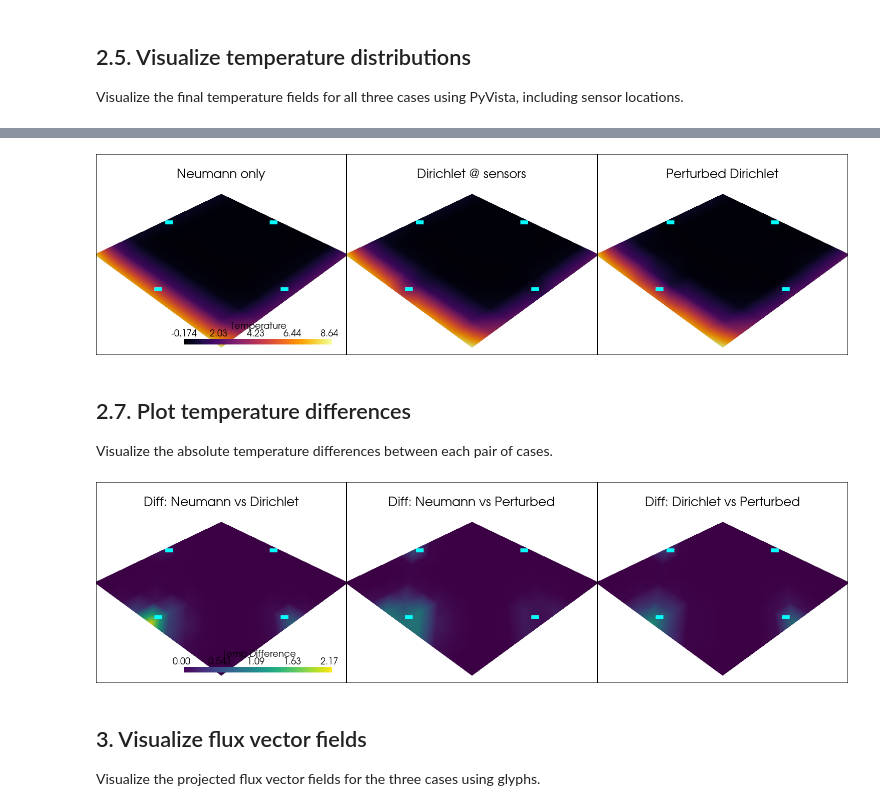
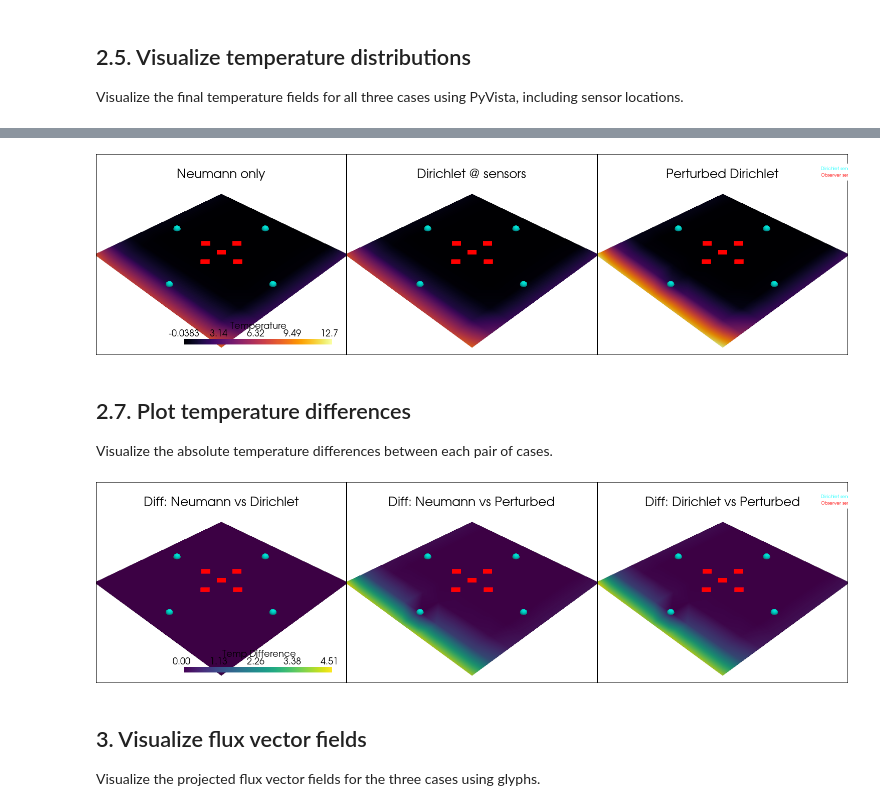
Before and after one commit to danielandresarcones/j4nfdi-dolfinx-ihcp, a Jupyter notebook: notebooks/inner_residuals.ipynb, the cells around one changed output, grey strips where cells are left out. Cells and saved outputs as stored; diff of their text form; code cells hidden in the pictures.

```diff
--- a/notebooks/inner_residuals.ipynb
+++ b/notebooks/inner_residuals.ipynb
@@ -188,11 +220,12 @@ for T, s in make_problem(dirichlet_sequence=case1_s, tag="sensor-Dirichlet"):
 Run the third experiment: Dirichlet at sensors with added noise.
 # %%
 
-case3_T, case3_s = [], []
-for T, s in make_problem(dirichlet_sequence=case1_s, perturb=1.0,
+case3_T, case3_s, case3_obs = [], [], []
+for T, s, obs in make_problem(dirichlet_sequence=case1_s, perturb=True,
                          tag="perturbed"):
     case3_T.append(T)
     case3_s.append(s)
+    case3_obs.append(obs)
 # %% [markdown]
 ## 2. Post-process: project flux
 
@@ -237,3 +270,23 @@ flux3 = project_flux(case3_T[-1])
 ## 2.5. Visualize temperature distributions
 
 Visualize the final temperature fields for all three cases using PyVista, including sensor locations.
+# %%
+# ------------------------------------------------------------------------------
+# 2.6 .  Plot the mesh using PyVista
+# ------------------------------------------------------------------------------
+pv.set_jupyter_backend("static")  # For inline Jupyter display
+
+if MPI.COMM_WORLD.rank == 0:
+    # Use the mesh from the last computed temperature field (case1_T[-1])
+    domain = case1_T[-1].function_space.mesh
+    topo, cell_types, geometry = create_vtk_mesh(domain, domain.topology.dim)
+    mesh_grid = pv.UnstructuredGrid(topo, cell_types, geometry)
+
+    plotter = pv.Plotter(window_size=[500, 500])
+    plotter.add_mesh(mesh_grid, show_edges=True, color="white", opacity=0.7)
+    plotter.add_points(sensor_coords, color="cyan", point_size=15, render_points_as_spheres=True, label="Dirichlet sensors")
+    plotter.add_points(observer_coords, color="red", point_size=18, render_points_as_spheres=True, label="Observer sensors")
+    plotter.add_legend([("Dirichlet sensors", "c"), ("Observer sensors", "r")], bcolor="w", border=True, size=(0.18, 0.08))
+    plotter.add_title("Finite Element Mesh with Sensor Locations", font_size=12)
+    # plotter.camera.zoom(1.3)
+    plotter.show()
@@ -265,17 +320,23 @@ if MPI.COMM_WORLD.rank == 0:
         plotter.subplot(0, i)
         plotter.add_mesh(grid, cmap="inferno", scalar_bar_args={"title": "Temperature"})
 
-        # Add sensor points
+        # Add Dirichlet sensor points (cyan circles)
         points = pv.PolyData(sensor_coords)
-        plotter.add_mesh(points, color="cyan", point_size=15)
+        plotter.add_mesh(points, color="cyan", point_size=15, render_points_as_spheres=True, label="Dirichlet sensors")
+        # Add observer sensor points (red squares)
+        observer_points = pv.PolyData(observer_coords)
+        plotter.add_mesh(observer_points, color="red", point_size=18, render_points_as_spheres=False, style='points', label="Observer sensors")
 
         plotter.add_title(title, font_size=10)
         plotter.camera.zoom(1.3)
 
+    # Add legend to the last subplot
+    plotter.subplot(0, 2)
+    plotter.add_legend([("Dirichlet sensors", "c"), ("Observer sensors", "r")], bcolor="w", border=True, size=(0.18, 0.08))
     plotter.link_views()
     plotter.show()
 # %% [output]
-[figure, old version]
+[figure, new version]
 # %% [markdown]
 ## 2.7. Plot temperature differences
 
@@ -301,36 +362,42 @@ if MPI.COMM_WORLD.rank == 0:
     diff_grids = [
         vtk_from_temp_diff(case1_T[-1], case2_T[-1]),  # Case 1 vs Case 2
         vtk_from_temp_diff(case1_T[-1], case3_T[-1]),  # Case 1 vs Case 3
         vtk_from_temp_diff(case2_T[-1], case3_T[-1])   # Case 2 vs Case 3
     ]
 
     # Visualization
     plotter = pv.Plotter(shape=(1, 3), window_size=[1500, 400])
 
     diff_titles = [
         "Diff: Neumann vs Dirichlet",
         "Diff: Neumann vs Perturbed",
         "Diff: Dirichlet vs Perturbed"
     ]
 
     for i, (grid, title) in enumerate(zip(diff_grids, diff_titles)):
         plotter.subplot(0, i)
         plotter.add_mesh(grid, cmap="viridis", scalar_bar_args={"title": "Temp Difference"})
         # Set consistent color scale for better comparison
         scalar_range = [0, max([grid.get_data_range("temp_diff")[1] for grid in diff_grids])]
         plotter.add_mesh(grid, cmap="viridis", scalar_bar_args={"title": "Temp Difference"},
                         clim=scalar_range)
-        # Add sensor points
+        # Add Dirichlet sensor points (cyan circles)
         points = pv.PolyData(sensor_coords)
-        plotter.add_mesh(points, color="cyan", point_size=15)
+        plotter.add_mesh(points, color="cyan", point_size=15, render_points_as_spheres=True, label="Dirichlet sensors")
+        # Add observer sensor points (red squares)
+        observer_points = pv.PolyData(observer_coords)
+        plotter.add_mesh(observer_points, color="red", point_size=18, render_points_as_spheres=False, style='points', label="Observer sensors")
 
         plotter.add_title(title, font_size=10)
         plotter.camera.zoom(1.3)
 
+    # Add legend to the last subplot
+    plotter.subplot(0, 2)
+    plotter.add_legend([("Dirichlet sensors", "c"), ("Observer sensors", "r")], bcolor="w", border=True, size=(0.18, 0.08))
     plotter.link_views()
     plotter.show()
 # %% [output]
-[figure, old version]
+[figure, new version]
 # %% [markdown]
 ## 3. Visualize flux vector fields
 
```
Also changed, not shown: parts of 11 cells of this notebook.
